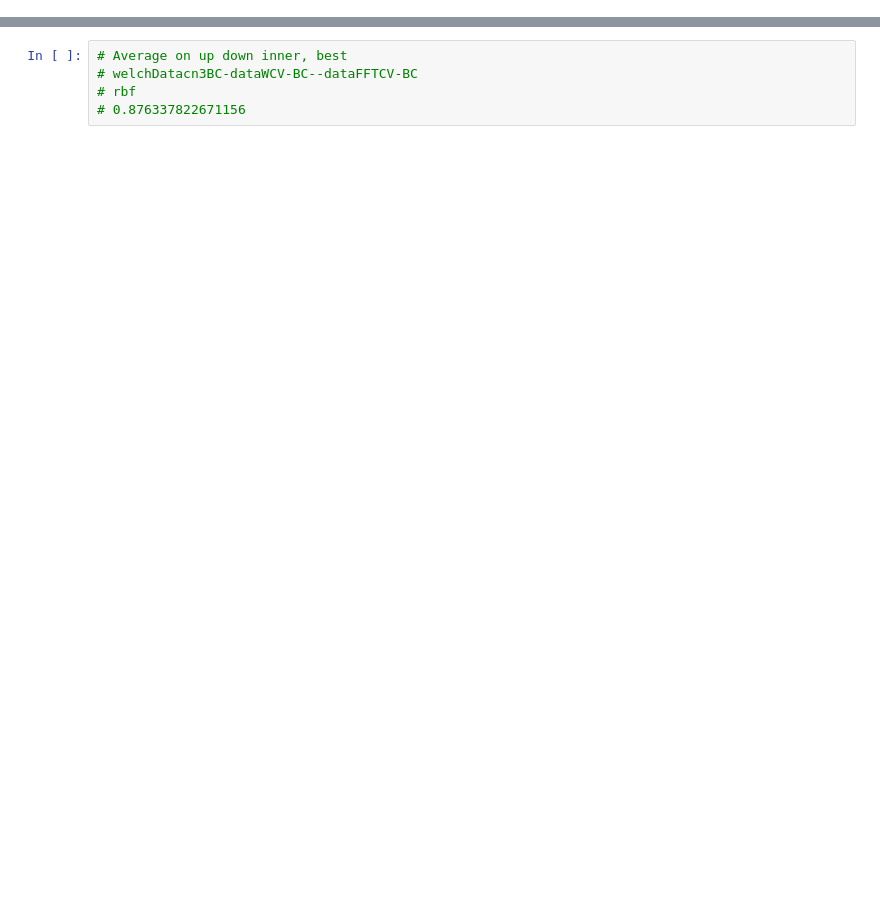
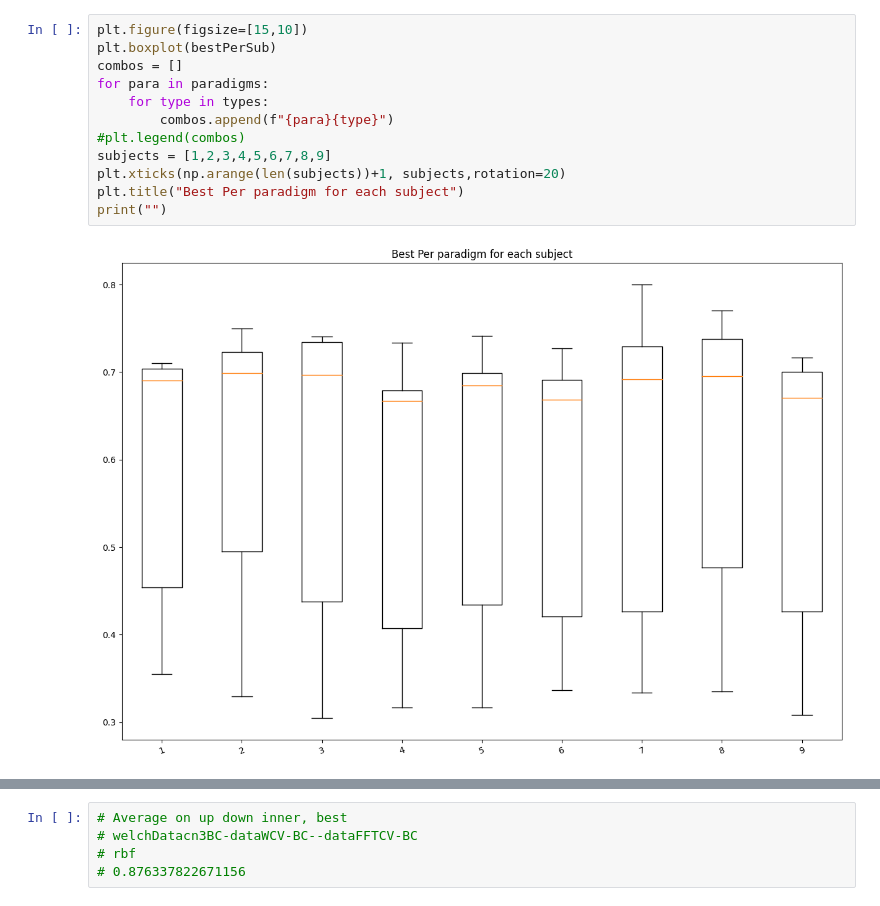
Before and after one commit to JuliaAlmaLuna/InnerSpeechEEGDecoding, a Jupyter notebook: plotting.ipynb, the cells around one changed output, grey strips where cells are left out. Drawn from its saved outputs; the diff is of its cells as text; blank space fills up the shorter version.

```diff
--- a/plotting.ipynb
+++ b/plotting.ipynb
@@ -0,0 +49,14 @@
+# %%
+plt.figure(figsize=[15,10])
+plt.boxplot(bestPerSub)
+combos = []
+for para in paradigms:
+    for type in types:
+        combos.append(f"{para}{type}")
+#plt.legend(combos)
+subjects = [1,2,3,4,5,6,7,8,9]
+plt.xticks(np.arange(len(subjects))+1, subjects,rotation=20)
+plt.title("Best Per paradigm for each subject")
+print("")
+# %% [output]
+[figure, added]
```
Also changed, not shown: parts of 7 cells of this notebook, 6 other files.
